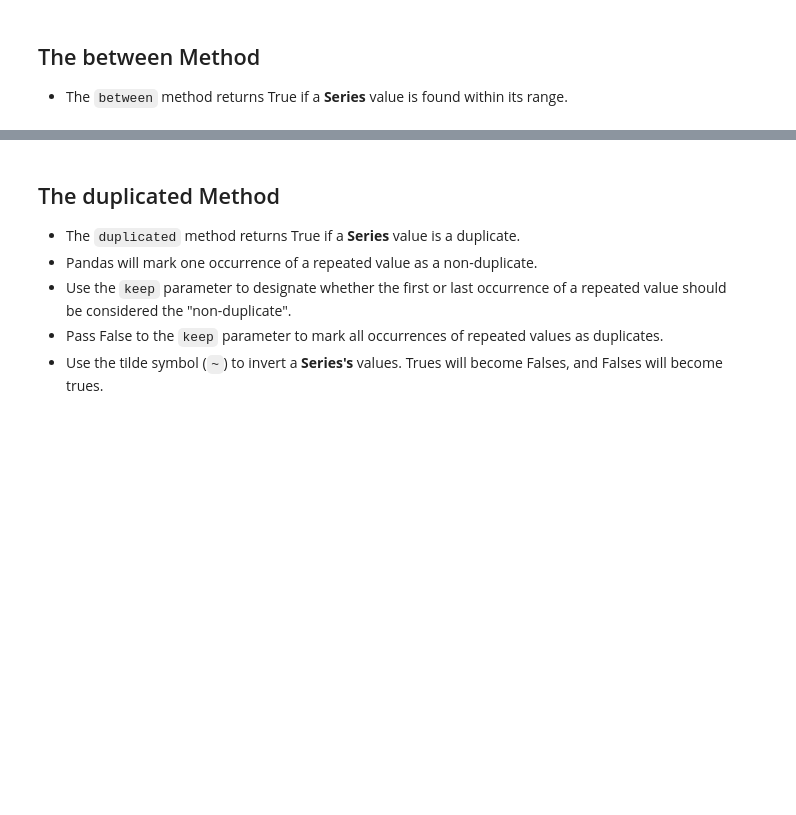
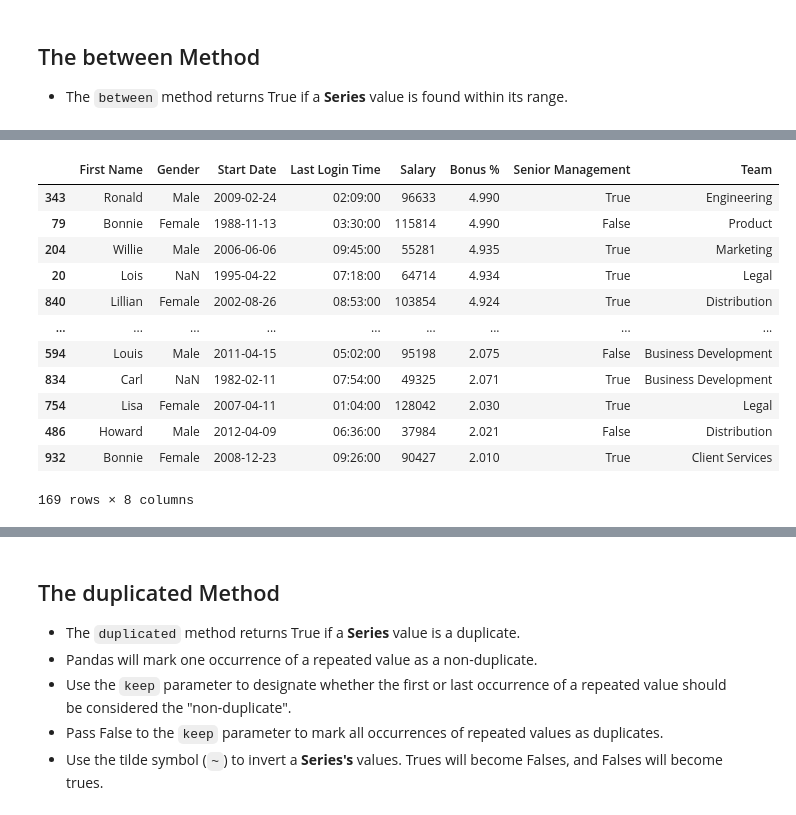
Before and after one commit to elliotghr/pandas, a Jupyter notebook: Incomplete/05 - DataFrames II - Filtering Data.ipynb, the cells around one changed output, grey strips where cells are left out. Saved outputs shown, nothing was run; the diff lists cells and outputs as text; code cells hidden in the pictures; blank space fills up the shorter version.

```diff
--- a/Incomplete/05 - DataFrames II - Filtering Data.ipynb
+++ b/Incomplete/05 - DataFrames II - Filtering Data.ipynb
@@ -364,0 +467,16 @@ Name: Team, Length: 1000, dtype: bool
+# %%
+employees[employees["Bonus %"].between(2.0, 5.0)].sort_values("Bonus %", ascending=False)
+# %% [output]
+|  | First Name | Gender | Start Date | Last Login Time | Salary | Bonus % | Senior Management | Team |
+| 343 | Ronald | Male | 2009-02-24 | 02:09:00 | 96633 | 4.990 | True | Engineering |
+| 79 | Bonnie | Female | 1988-11-13 | 03:30:00 | 115814 | 4.990 | False | Product |
+| 204 | Willie | Male | 2006-06-06 | 09:45:00 | 55281 | 4.935 | True | Marketing |
+| 20 | Lois | NaN | 1995-04-22 | 07:18:00 | 64714 | 4.934 | True | Legal |
+| 840 | Lillian | Female | 2002-08-26 | 08:53:00 | 103854 | 4.924 | True | Distribution |
+| ... | ... | ... | ... | ... | ... | ... | ... | ... |
+| 594 | Louis | Male | 2011-04-15 | 05:02:00 | 95198 | 2.075 | False | Business Development |
+| 834 | Carl | NaN | 1982-02-11 | 07:54:00 | 49325 | 2.071 | True | Business Development |
+| 754 | Lisa | Female | 2007-04-11 | 01:04:00 | 128042 | 2.030 | True | Legal |
+| 486 | Howard | Male | 2012-04-09 | 06:36:00 | 37984 | 2.021 | False | Distribution |
+| 932 | Bonnie | Female | 2008-12-23 | 09:26:00 | 90427 | 2.010 | True | Client Services |
+169 rows × 8 columns
```
Also changed, not shown: parts of 37 cells of this notebook, 2 other files.
